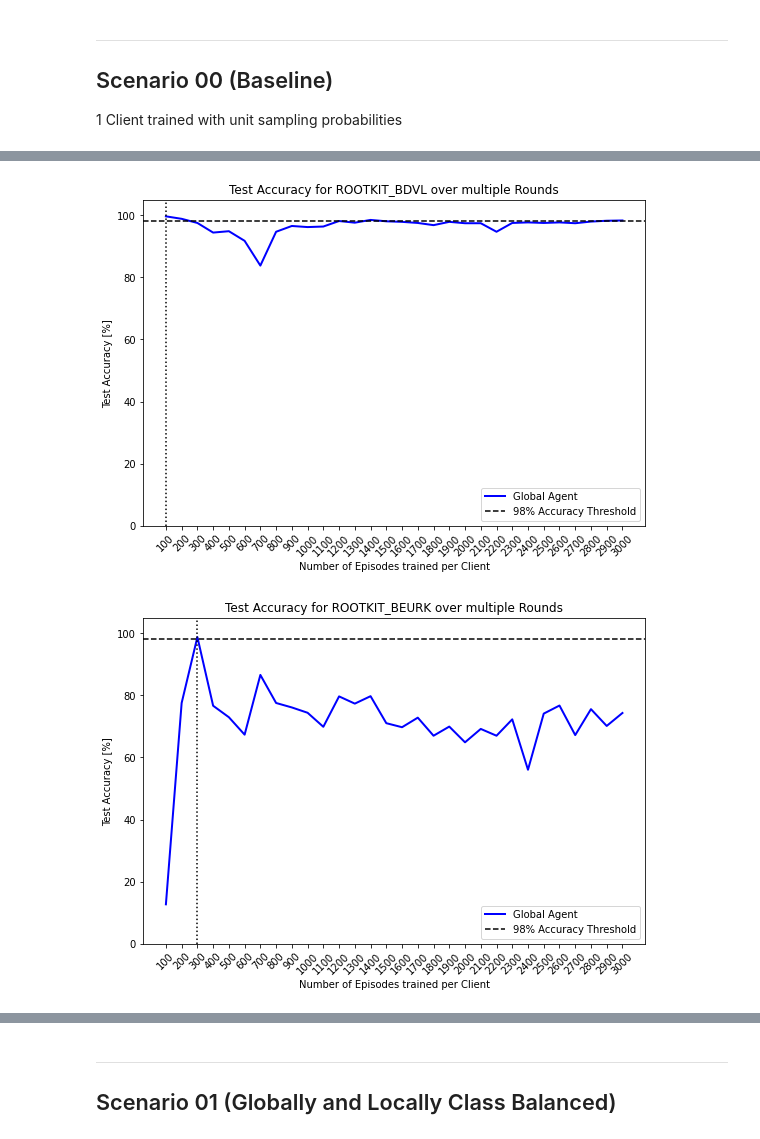
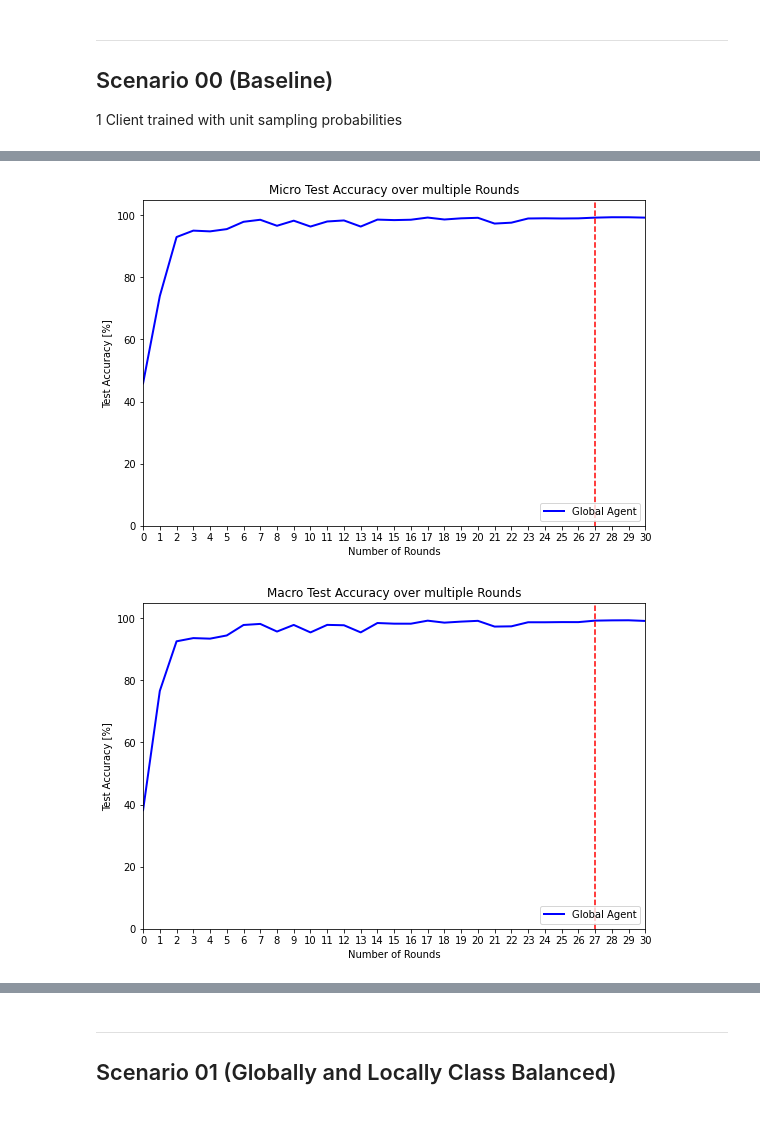
Before and after one commit to jan-kreischer/FedRL-for-IoT-Security, a Jupyter notebook: prototype-2_experiment-1.ipynb, the cells around one changed output, grey strips where cells are left out. Drawn from its saved outputs; the diff is of its cells as text; code cells hidden in the pictures.

```diff
--- a/prototype-2_experiment-1.ipynb
+++ b/prototype-2_experiment-1.ipynb
@@ -82,5 +82,5 @@ autoencoder.evaluate(n_std=5, tablefmt='latex_raw')
 ## Scenario 00 (Baseline)
 1 Client trained with unit sampling probabilities
 # %%
-e1v0 = run_sample_distribution_experiment(rl_training_data_strides, unit_sampling_probabilities, unit_sampling_probabilities, 1, 30, 100, False)
+p2e1v0 = run_sample_distribution_experiment([rl_training_data], test_data, unit_sampling_probabilities, unit_sampling_probabilities, autoencoder, 30, 100, False)
 # %% [output]
@@ -95,5 +112,5 @@ TypeError: Client.plot_learning_curve() takes 2 positional arguments but 3 were
 # %%
-e1v0.show_experiment_graphs(y_threshold=98, show_individual_clients=False)
+p2e1v0.show_experiment_graphs(y_threshold=99, show_individual_clients=False, y_log_scale=False)
 # %% [output]
-[figure, old version]
+[figure, new version]
-[figure, old version]
+[figure, new version]
```
Also changed, not shown: parts of 19 cells of this notebook.
